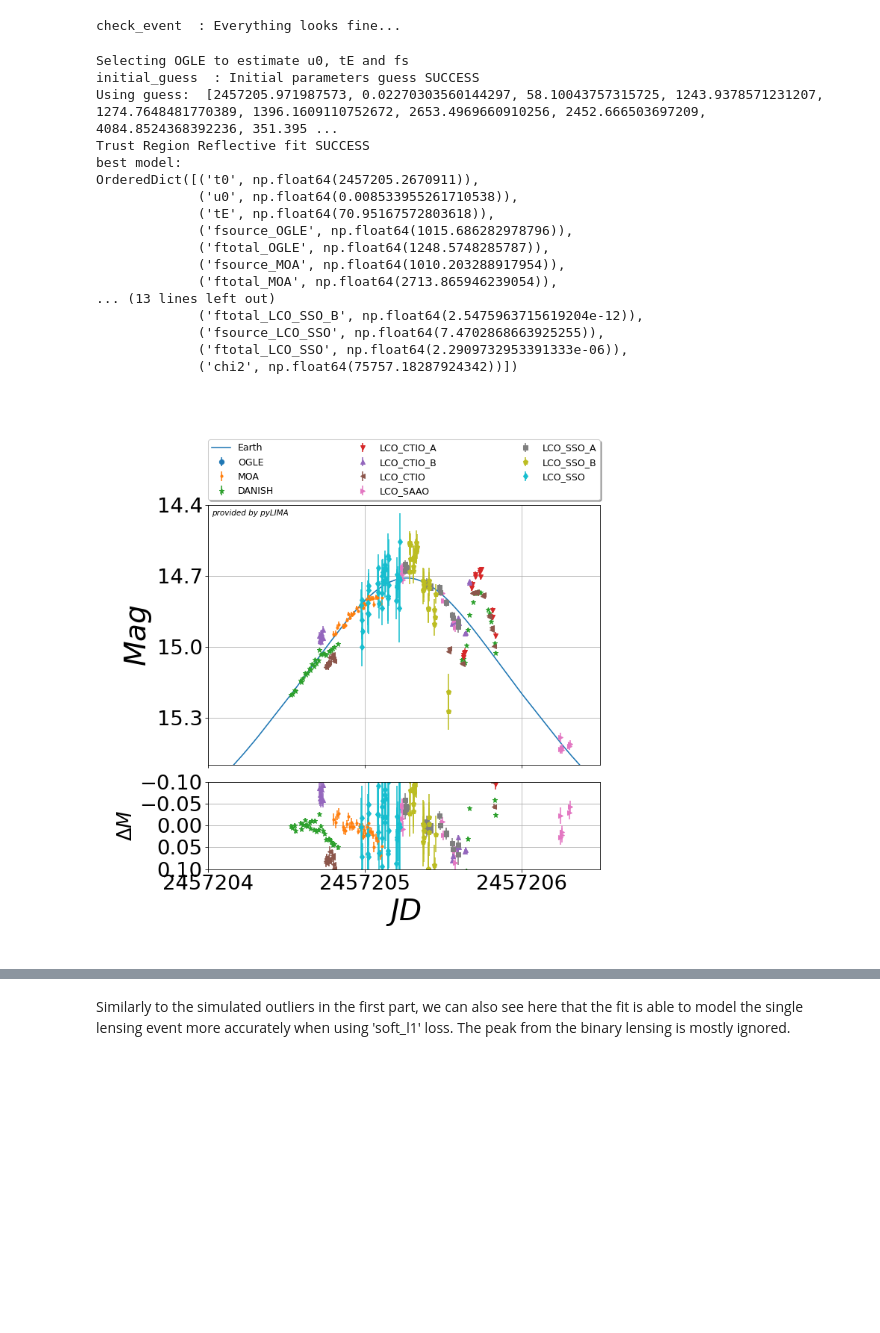
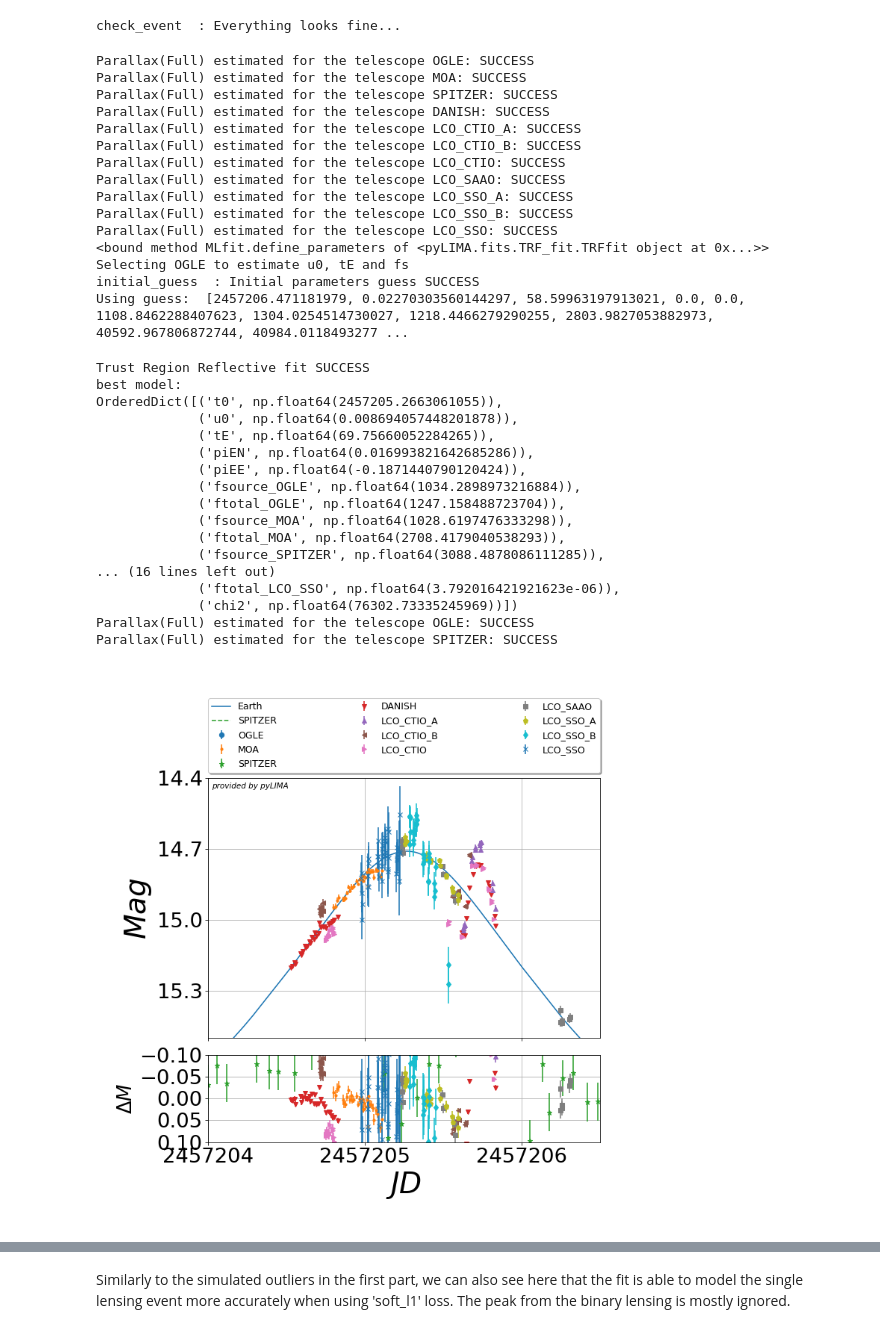
Before and after one commit to jakobdammann/pyLIMA-docs-revisit, a Jupyter notebook: examples/pyLIMA_example_robust_loss.ipynb, the cells around one changed output, grey strips where cells are left out. Saved outputs shown, nothing was run; the diff lists cells and outputs as text; code cells hidden in the pictures; blank space fills up the shorter version.

Commit message:
draft of parallax example

```diff
--- a/examples/pyLIMA_example_robust_loss.ipynb
+++ b/examples/pyLIMA_example_robust_loss.ipynb
@@ -191,15 +191,15 @@ telescope_2 = telescopes.Telescope(name = 'MOA',
                                    lightcurve_names = ['time','mag','err_mag'],
                                    lightcurve_units = ['JD','mag','mag'])
 
-# data_3 = np.loadtxt('./data/SPITZER_OB150966.dat')
-# telescope_3 = telescopes.Telescope(name = 'SPITZER',
-#                                    camera_filter = 'IRAC1',
-#                                    lightcurve = data_3.astype(float),
-#                                    lightcurve_names = ['time','mag','err_mag'],
-#                                    lightcurve_units = ['JD','mag','mag'])
+data_3 = np.loadtxt('./data/SPITZER_OB150966.dat')
+telescope_3 = telescopes.Telescope(name = 'SPITZER',
+                                   camera_filter = 'IRAC1',
+                                   lightcurve = data_3.astype(float),
+                                   lightcurve_names = ['time','mag','err_mag'],
+                                   lightcurve_units = ['JD','mag','mag'])
 
-# telescope_3.location = 'Space'
-# telescope_3.spacecraft_name = 'Spitzer'
+telescope_3.location = 'Space'
+telescope_3.spacecraft_name = 'Spitzer'
 
 data_4 = np.loadtxt('./data/DANISH_OB150966.dat')
 telescope_4 = telescopes.Telescope(name = 'DANISH',
@@ -259,7 +259,7 @@ telescope_11 = telescopes.Telescope(name = 'LCO_SSO',
 
 your_event.telescopes.append(telescope_1)
 your_event.telescopes.append(telescope_2)
-# your_event.telescopes.append(telescope_3)
+your_event.telescopes.append(telescope_3)
 your_event.telescopes.append(telescope_4)
 your_event.telescopes.append(telescope_5)
 your_event.telescopes.append(telescope_6)
@@ -275,39 +275,55 @@ your_event.check_event()
 # %% [output]
 check_event  : Everything looks fine...
 # %%
-pspl = PSPL_model.PSPLmodel(your_event)
+pspl = PSPL_model.PSPLmodel(your_event, parallax=['Full', 2457205])
 
 ### Define the fit.
 my_fit_chi2 = TRF_fit.TRFfit(pspl, loss_function='chi2')
+print(my_fit_chi2.define_parameters)
 
 ### Execute the fitting algorithm.
 my_fit_chi2.fit()
 
 ### Create a plot from lightcurve and best model.
 fig_chi2, _ = pyLIMA_plots.plot_lightcurves(pspl, my_fit_chi2.fit_results['best_model'])
 ### Set the window so the outliers are visible.
 fig_chi2.axes[0].set_xlim(2457204.0, 2457206.5)
 fig_chi2.axes[0].set_ylim(15.50, 14.40)
 plt.show()
 # %% [output]
+Parallax(Full) estimated for the telescope OGLE: SUCCESS
+Parallax(Full) estimated for the telescope MOA: SUCCESS
+Parallax(Full) estimated for the telescope SPITZER: SUCCESS
+Parallax(Full) estimated for the telescope DANISH: SUCCESS
+Parallax(Full) estimated for the telescope LCO_CTIO_A: SUCCESS
+Parallax(Full) estimated for the telescope LCO_CTIO_B: SUCCESS
+Parallax(Full) estimated for the telescope LCO_CTIO: SUCCESS
+Parallax(Full) estimated for the telescope LCO_SAAO: SUCCESS
+Parallax(Full) estimated for the telescope LCO_SSO_A: SUCCESS
+Parallax(Full) estimated for the telescope LCO_SSO_B: SUCCESS
+Parallax(Full) estimated for the telescope LCO_SSO: SUCCESS
+<bound method MLfit.define_parameters of <pyLIMA.fits.TRF_fit.TRFfit object at 0x...>>
 Selecting OGLE to estimate u0, tE and fs
 initial_guess  : Initial parameters guess SUCCESS
-Using guess:  [2457205.971987573, 0.02270303560144297, 58.10043757315725, 1243.9378571231207, 1274.7648481770389, 1396.1609110752672, 2653.4969660910256, 2452.666503697209, 4084.8524368392236, 351.395 ...
-Trust Region Reflective fit SUCCESS
-best model:
-OrderedDict([('t0', np.float64(2457205.2670911)),
-             ('u0', np.float64(0.008533955261710538)),
-             ('tE', np.float64(70.95167572803618)),
-             ('fsource_OGLE', np.float64(1015.686282978796)),
-             ('ftotal_OGLE', np.float64(1248.5748285787)),
-             ('fsource_MOA', np.float64(1010.203288917954)),
-             ('ftotal_MOA', np.float64(2713.865946239054)),
-... (13 lines left out)
-             ('ftotal_LCO_SSO_B', np.float64(2.5475963715619204e-12)),
-             ('fsource_LCO_SSO', np.float64(7.4702868663925255)),
-             ('ftotal_LCO_SSO', np.float64(2.2909732953391333e-06)),
-             ('chi2', np.float64(75757.18287924342))])
+Using guess:  [2457206.471181979, 0.02270303560144297, 58.59963197913021, 0.0, 0.0, 1108.8462288407623, 1304.0254514730027, 1218.4466279290255, 2803.9827053882973, 40592.967806872744, 40984.0118493277 ...
+Trust Region Reflective fit SUCCESS
+best model:
+OrderedDict([('t0', np.float64(2457205.2663061055)),
+             ('u0', np.float64(0.008694057448201878)),
+             ('tE', np.float64(69.75660052284265)),
+             ('piEN', np.float64(0.016993821642685286)),
+             ('piEE', np.float64(-0.1871440790120424)),
+             ('fsource_OGLE', np.float64(1034.2898973216884)),
+             ('ftotal_OGLE', np.float64(1247.158488723704)),
+             ('fsource_MOA', np.float64(1028.6197476333298)),
+             ('ftotal_MOA', np.float64(2708.4179040538293)),
+             ('fsource_SPITZER', np.float64(3088.4878086111285)),
+... (16 lines left out)
+             ('ftotal_LCO_SSO', np.float64(3.792016421921623e-06)),
+             ('chi2', np.float64(76302.73335245969))])
+Parallax(Full) estimated for the telescope OGLE: SUCCESS
+Parallax(Full) estimated for the telescope SPITZER: SUCCESS
-[figure, old version]
+[figure, new version]
 # %%
 pspl = PSPL_model.PSPLmodel(your_event)
 
```
Also changed, not shown: parts of 3 cells of this notebook, 3 other files.
